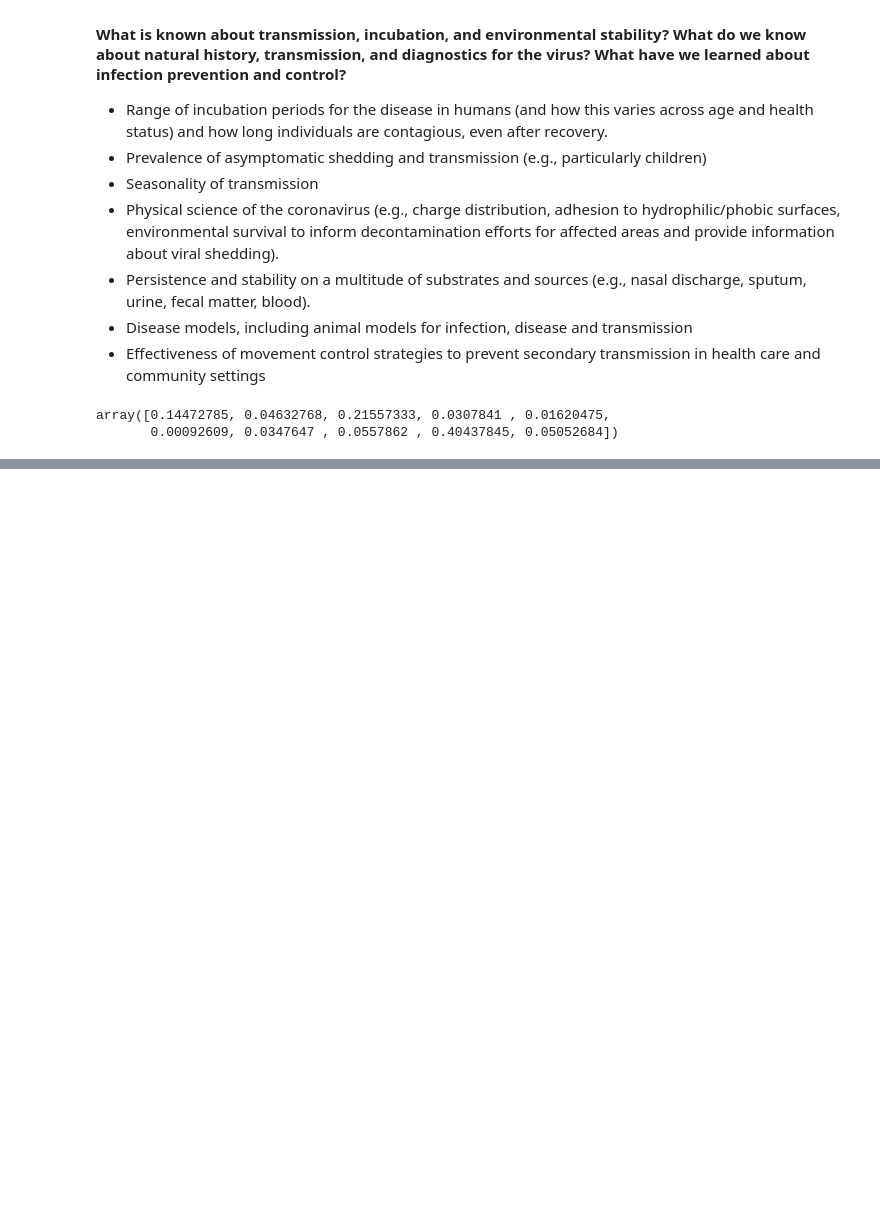
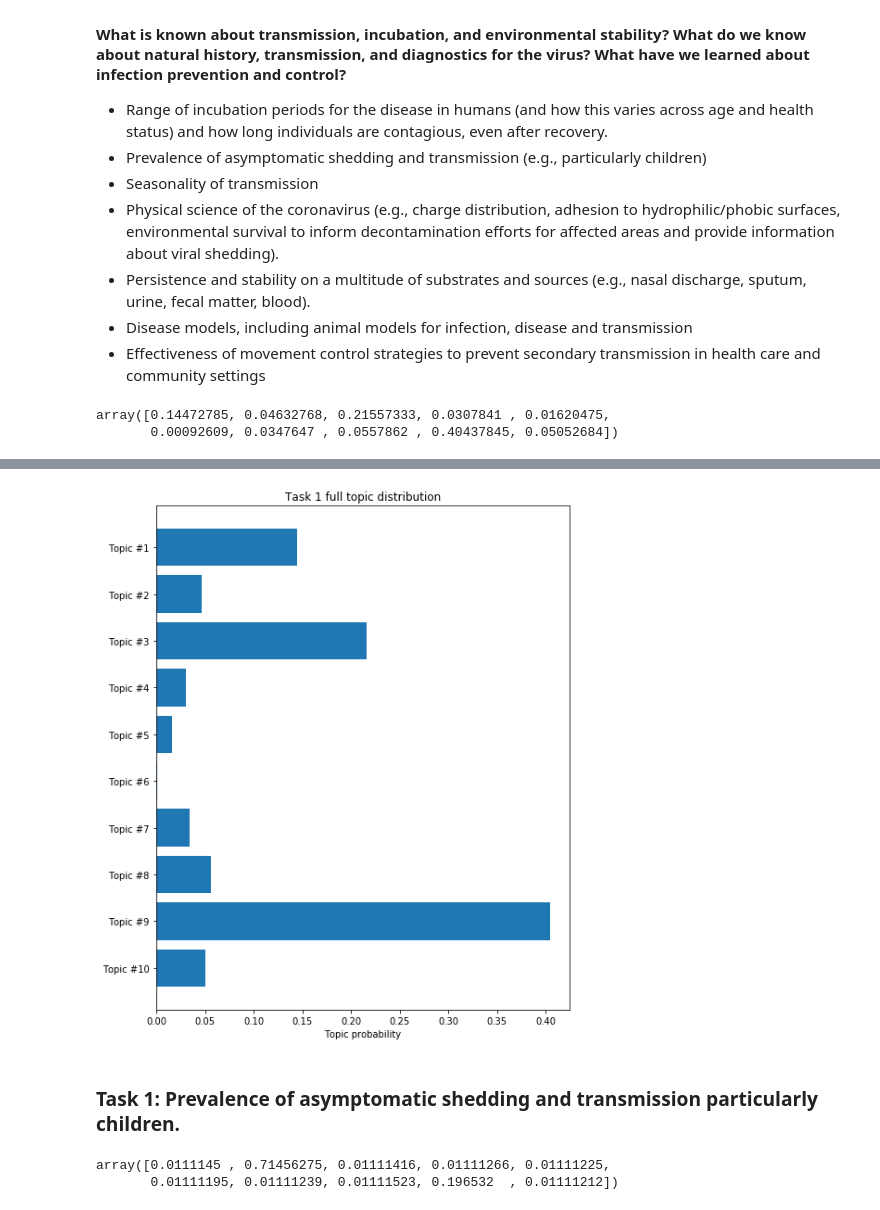
Before and after one commit to AndrejIvanov1/covid-19-challenge, a Jupyter notebook: LDA-answer-finding.ipynb, the cells around one changed output, grey strips where cells are left out. Drawn from its saved outputs; the diff is of its cells as text; code cells hidden in the pictures; blank space fills up the shorter version.

Commit message:
Intermediate LDA question answering by subtasks

```diff
--- a/LDA-answer-finding.ipynb
+++ b/LDA-answer-finding.ipynb
@@ -141,0 +144,29 @@ Abstract:  background congenital malaria infants directly infected malaria paras
+# %%
+def plot_topic_dist(topic_dist: np.ndarray, title='Topic distribution'):
+    n_topics = topic_dist.shape[0]
+
+    fig, ax = plt.subplots()
+    fig.set_figheight(10)
+    fig.set_figwidth(8)
+    ax.barh(np.arange(n_topics), topic_dist, align='center')
+    ax.set_yticks(np.arange(n_topics))
+    ax.set_yticklabels(["Topic #{}".format(i + 1) for i in range(n_topics)])
+    ax.invert_yaxis()  # labels read top-to-bottom
+
+    ax.set_xlabel('Topic probability')
+    ax.set_title(title)
+    plt.show()
+
+plot_topic_dist(task1_topic_dist, title='Task 1 full topic distribution')
+# %% [output]
+[figure, added]
+# %% [markdown]
+### Task 1: Prevalence of asymptomatic shedding and transmission particularly children.
+# %%
+question = "Prevalence of asymptomatic shedding and transmission particularly children."
+question_counts = vectorizer.transform([question])[0]
+question_topic_dist = lda.transform(question_counts.reshape(1, -1))[0]
+question_topic_dist
+# %% [output]
+array([0.0111145 , 0.71456275, 0.01111416, 0.01111266, 0.01111225,
+       0.01111195, 0.01111239, 0.01111523, 0.196532  , 0.01111212])
```
Also changed, not shown: parts of 7 cells of this notebook.
